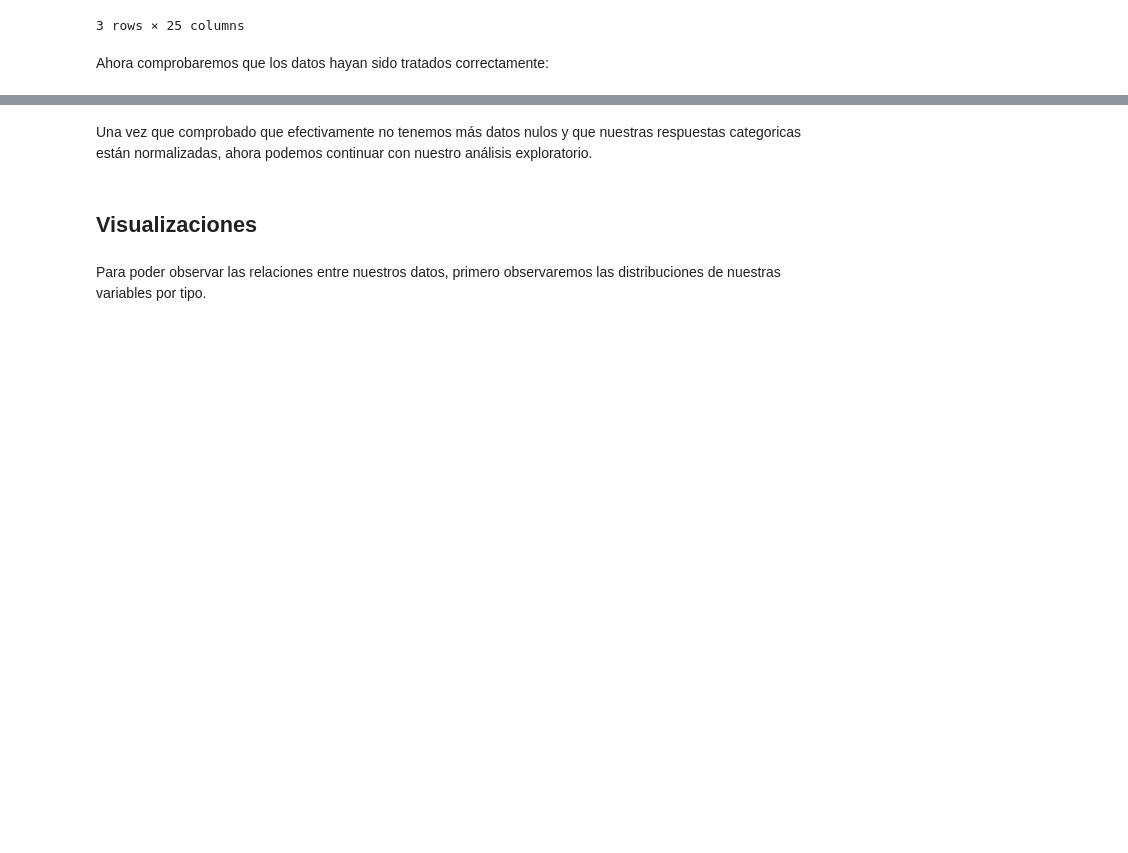
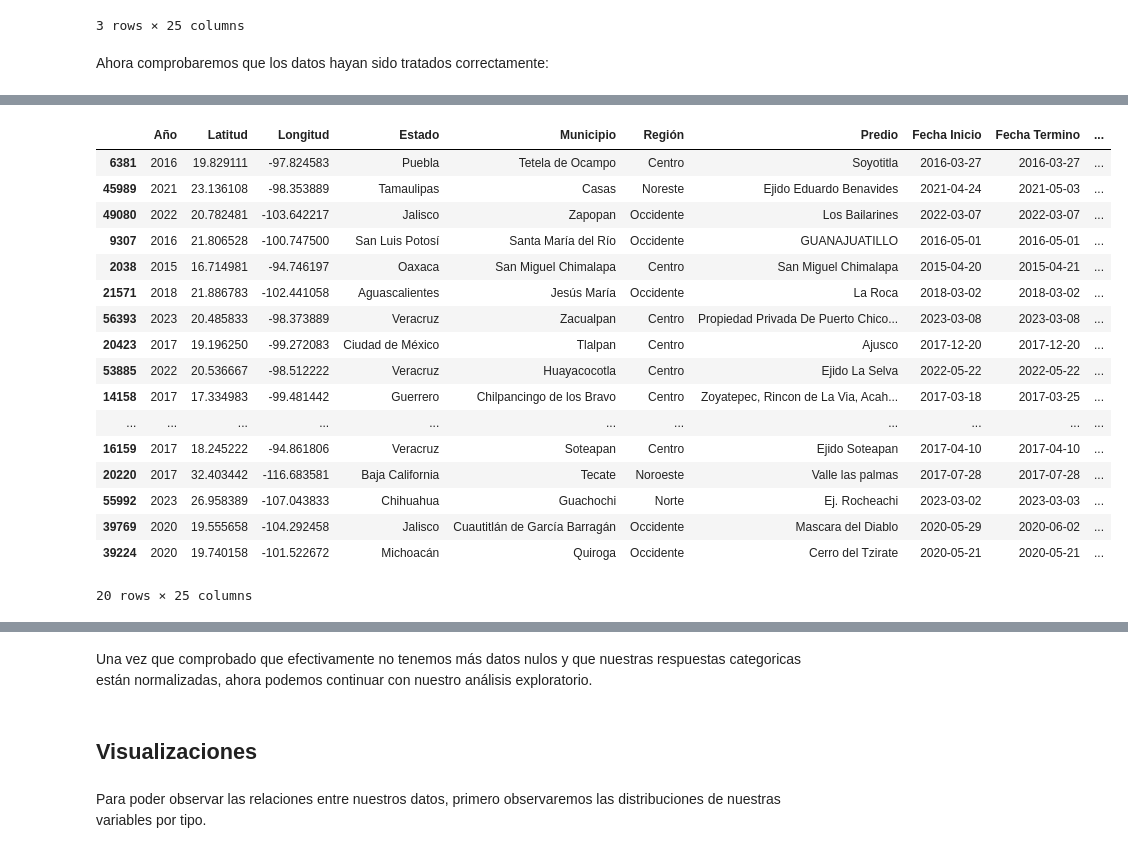
Before and after one commit to Valamca/Fires_Mexico_2015-2023, a Jupyter notebook: Incendios_forestales.ipynb, the cells around one changed output, grey strips where cells are left out. Cells and saved outputs as stored; diff of their text form; code cells hidden in the pictures; blank space fills up the shorter version.

```diff
--- a/Incendios_forestales.ipynb
+++ b/Incendios_forestales.ipynb
@@ -163,7 +164,9 @@ df.loc[62438, "Fecha Inicio"] = "27/02/2015"
 df.loc[62439, "Fecha Inicio"] = "13/03/2015"
 df.loc[62440, "Fecha Inicio"] = "16/03/2015"
 # Correción duración de días
-df.loc[2064, "Duración días"] = 1
+df.loc[2064, "Duración días"] = '1 Día'
+# Correción Detección
+df.loc[35812, "Detección"] = '00:05:00'
 # %% [markdown]
 Ahora, las siguientes columnas tiene algo de similar en cuanto a la razón de sus valores nulos, y es que no existe información para rellenar el espacio correspondiente, por lo cual al ser información faltante simplemente se le asignará un 0.
 # %%
@@ -178,12 +181,15 @@ df["Herbáceo"] = df["Herbáceo"].fillna(0)
 # Correción de valores en Hojarascas
 df["Hojarasca"] = df["Hojarasca"].fillna(0)
 # %%
-# df["Detección"] = df["Detección"].str.replace(";:", ":")
-# df["Llegada"] = df["Llegada"].str.replace(";", ":")
-# df["Duración"] = df["Duración"].str.replace(";", ":")
-# df["Detección"] = df["Detección"].str.replace(".", "")
-# df["Llegada"] = df["Llegada"].str.replace(".", "")
-# df["Duración"] = df["Duración"].str.replace(".", "")
-# df["Detección"] = df["Detección"].str.replace(" m", "m")
-# df["Llegada"] = df["Llegada"].str.replace(" m", "m")
-# df["Duración"] = df["Duración"].str.replace(" m", "m")
+# Correción de valores con errores de digitación
+df["Detección"] = df["Detección"].str.replace(";:", ":")
+df["Detección"] = df["Detección"].str.replace("::", ":")
+df["Llegada"] = df["Llegada"].str.replace(";", ":")
+df["Duración"] = df["Duración"].str.replace(";", ":")
+df["Llegada"] = df["Llegada"].str.replace(r':000\b', ":00", regex=True)
+df["Llegada"] = df["Llegada"].str.replace("::", ":")
+df["Duración"] = df["Duración"].str.replace(" a.m.", "")
+df["Duración"] = df["Duración"].str.replace(" a. m.", "")
+df["Duración"] = df["Duración"].str.replace("  ", "")
+df["Duración"] = df["Duración"].str.replace(" ", "")
+#26:28:00 a.m.  a. m.
@@ -216,0 +279,6 @@ Ahora comprobaremos que los datos hayan sido tratados correctamente:
+# %%
+columnas = ["Detección", "Llegada", "Duración"]
+
+df["Detección"] = df["Detección"].apply(convert_to_hours)
+df["Llegada"] = df["Llegada"].apply(convert_to_hours)
+#df["Duración"] = df["Duración"].apply(convert_to_hours)
@@ -217,2 +321,23 @@ Ahora comprobaremos que los datos hayan sido tratados correctamente:
+# %%
+df.sample(20)
+# %% [output]
+|  | Año | Latitud | Longitud | Estado | Municipio | Región | Predio | Fecha Inicio | Fecha Termino | ... |
+| 6381 | 2016 | 19.829111 | -97.824583 | Puebla | Tetela de Ocampo | Centro | Soyotitla | 2016-03-27 | 2016-03-27 | ... |
+| 45989 | 2021 | 23.136108 | -98.353889 | Tamaulipas | Casas | Noreste | Ejido Eduardo Benavides | 2021-04-24 | 2021-05-03 | ... |
+| 49080 | 2022 | 20.782481 | -103.642217 | Jalisco | Zapopan | Occidente | Los Bailarines | 2022-03-07 | 2022-03-07 | ... |
+| 9307 | 2016 | 21.806528 | -100.747500 | San Luis Potosí | Santa María del Río | Occidente | GUANAJUATILLO | 2016-05-01 | 2016-05-01 | ... |
+| 2038 | 2015 | 16.714981 | -94.746197 | Oaxaca | San Miguel Chimalapa | Centro | San Miguel Chimalapa | 2015-04-20 | 2015-04-21 | ... |
+| 21571 | 2018 | 21.886783 | -102.441058 | Aguascalientes | Jesús María | Occidente | La Roca | 2018-03-02 | 2018-03-02 | ... |
+| 56393 | 2023 | 20.485833 | -98.373889 | Veracruz | Zacualpan | Centro | Propiedad Privada De Puerto Chico... | 2023-03-08 | 2023-03-08 | ... |
+| 20423 | 2017 | 19.196250 | -99.272083 | Ciudad de México | Tlalpan | Centro | Ajusco | 2017-12-20 | 2017-12-20 | ... |
+| 53885 | 2022 | 20.536667 | -98.512222 | Veracruz | Huayacocotla | Centro | Ejido La Selva | 2022-05-22 | 2022-05-22 | ... |
+| 14158 | 2017 | 17.334983 | -99.481442 | Guerrero | Chilpancingo de los Bravo | Centro | Zoyatepec, Rincon de La Via, Acah... | 2017-03-18 | 2017-03-25 | ... |
+| ... | ... | ... | ... | ... | ... | ... | ... | ... | ... | ... |
+| 16159 | 2017 | 18.245222 | -94.861806 | Veracruz | Soteapan | Centro | Ejido Soteapan | 2017-04-10 | 2017-04-10 | ... |
+| 20220 | 2017 | 32.403442 | -116.683581 | Baja California | Tecate | Noroeste | Valle las palmas | 2017-07-28 | 2017-07-28 | ... |
+| 55992 | 2023 | 26.958389 | -107.043833 | Chihuahua | Guachochi | Norte | Ej. Rocheachi | 2023-03-02 | 2023-03-03 | ... |
+| 39769 | 2020 | 19.555658 | -104.292458 | Jalisco | Cuautitlán de García Barragán | Occidente | Mascara del Diablo | 2020-05-29 | 2020-06-02 | ... |
+| 39224 | 2020 | 19.740158 | -101.522672 | Michoacán | Quiroga | Occidente | Cerro del Tzirate | 2020-05-21 | 2020-05-21 | ... |
+20 rows × 25 columns
 # %%
 # Mostramos que ya no existan mas valores nulos
```
Also changed, not shown: parts of 24 cells of this notebook.
